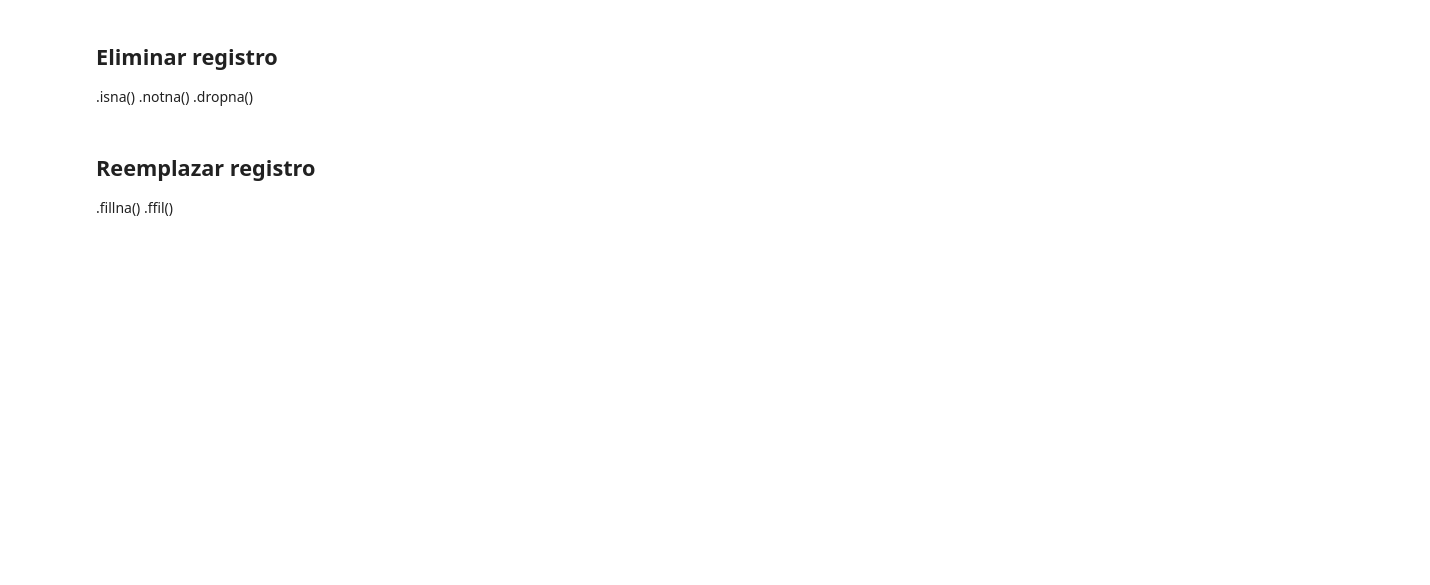
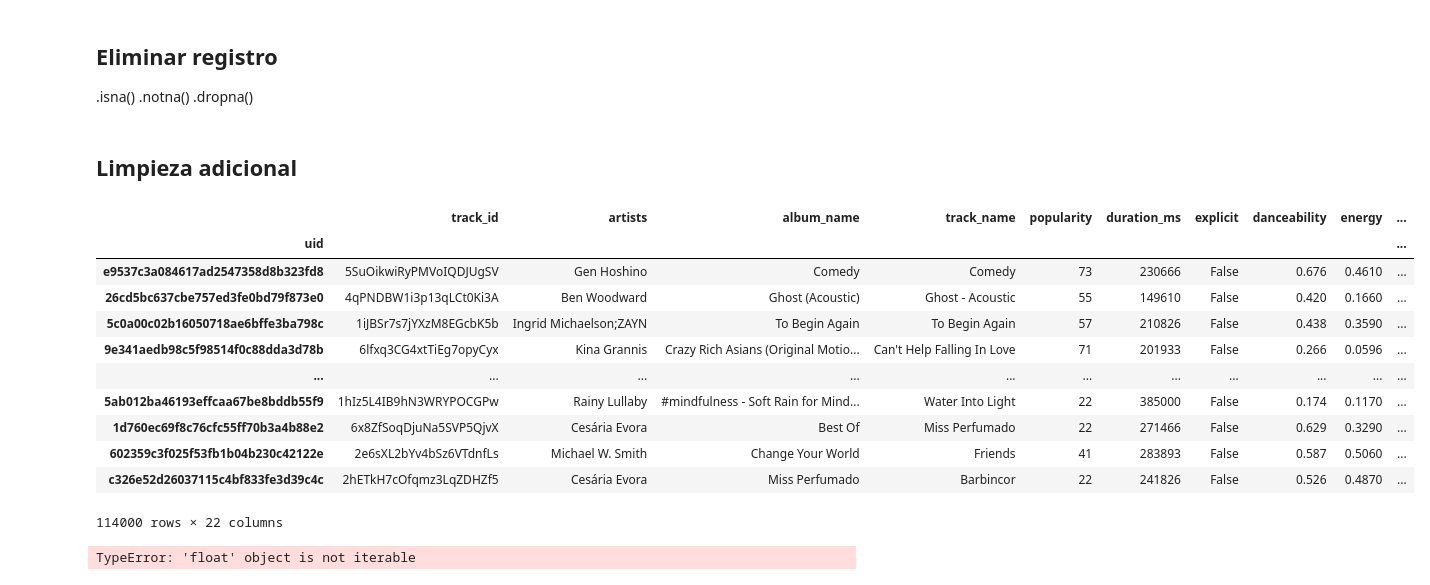
Before and after one commit to eldaro95/pandas_test, a Jupyter notebook: Pandas.ipynb, the cells around one changed output. Saved outputs shown, nothing was run; the diff lists cells and outputs as text; code cells hidden in the pictures; blank space fills up the shorter version.

```diff
--- a/Pandas.ipynb
+++ b/Pandas.ipynb
@@ -252,6 +251,3 @@ spotify[missing_mame_mask]['track_id'].str.extract(pattern)
 .isna()
 .notna()
 .dropna()
-# %% [markdown]
-## Reemplazar registro
-.fillna() .ffil()
@@ -257,0 +256,36 @@ spotify[missing_mame_mask]['track_id'].str.extract(pattern)
+# %% [markdown]
+## Limpieza adicional
+# %%
+# añadir uid las filas con un modulo que genera id
+
+import hashlib #para operaciones criptograficas
+
+uids = (spotify
+        .apply(lambda row: hashlib.md5(bytes(row['track_id'].encode())), axis=1) #axis=1 filas / axis=0 column
+        .apply(lambda hash_object: hash_object.hexdigest())
+       )
+spotify['uid'] = uids
+spotify.set_index('uid', inplace=True) #Inplace modificar directamente la tabla, no retorna otra df
+
+spotify
+# %% [output]
+|  | track_id | artists | album_name | track_name | popularity | duration_ms | explicit | danceability | energy | ... |
+| uid |  |  |  |  |  |  |  |  |  | ... |
+| e9537c3a084617ad2547358d8b323fd8 | 5SuOikwiRyPMVoIQDJUgSV | Gen Hoshino | Comedy | Comedy | 73 | 230666 | False | 0.676 | 0.4610 | ... |
+| 26cd5bc637cbe757ed3fe0bd79f873e0 | 4qPNDBW1i3p13qLCt0Ki3A | Ben Woodward | Ghost (Acoustic) | Ghost - Acoustic | 55 | 149610 | False | 0.420 | 0.1660 | ... |
+| 5c0a00c02b16050718ae6bffe3ba798c | 1iJBSr7s7jYXzM8EGcbK5b | Ingrid Michaelson;ZAYN | To Begin Again | To Begin Again | 57 | 210826 | False | 0.438 | 0.3590 | ... |
+| 9e341aedb98c5f98514f0c88dda3d78b | 6lfxq3CG4xtTiEg7opyCyx | Kina Grannis | Crazy Rich Asians (Original Motio... | Can't Help Falling In Love | 71 | 201933 | False | 0.266 | 0.0596 | ... |
+| ... | ... | ... | ... | ... | ... | ... | ... | ... | ... | ... |
+| 5ab012ba46193effcaa67be8bddb55f9 | 1hIz5L4IB9hN3WRYPOCGPw | Rainy Lullaby | #mindfulness - Soft Rain for Mind... | Water Into Light | 22 | 385000 | False | 0.174 | 0.1170 | ... |
+| 1d760ec69f8c76cfc55ff70b3a4b88e2 | 6x8ZfSoqDjuNa5SVP5QjvX | Cesária Evora | Best Of | Miss Perfumado | 22 | 271466 | False | 0.629 | 0.3290 | ... |
+| 602359c3f025f53fb1b04b230c42122e | 2e6sXL2bYv4bSz6VTdnfLs | Michael W. Smith | Change Your World | Friends | 41 | 283893 | False | 0.587 | 0.5060 | ... |
+| c326e52d26037115c4bf833fe3d39c4c | 2hETkH7cOfqmz3LqZDHZf5 | Cesária Evora | Miss Perfumado | Barbincor | 22 | 241826 | False | 0.526 | 0.4870 | ... |
+114000 rows × 22 columns
+# %%
+stripped_body = (spotify
+                .apply(lambda row:row['album_name'],axis=1)
+                .apply(lambda album_name:list(album_name))
+               )
+stripped_body
+# %% [output]
+TypeError: 'float' object is not iterable
```
Also changed, not shown: parts of 3 cells of this notebook, 2 other files.
